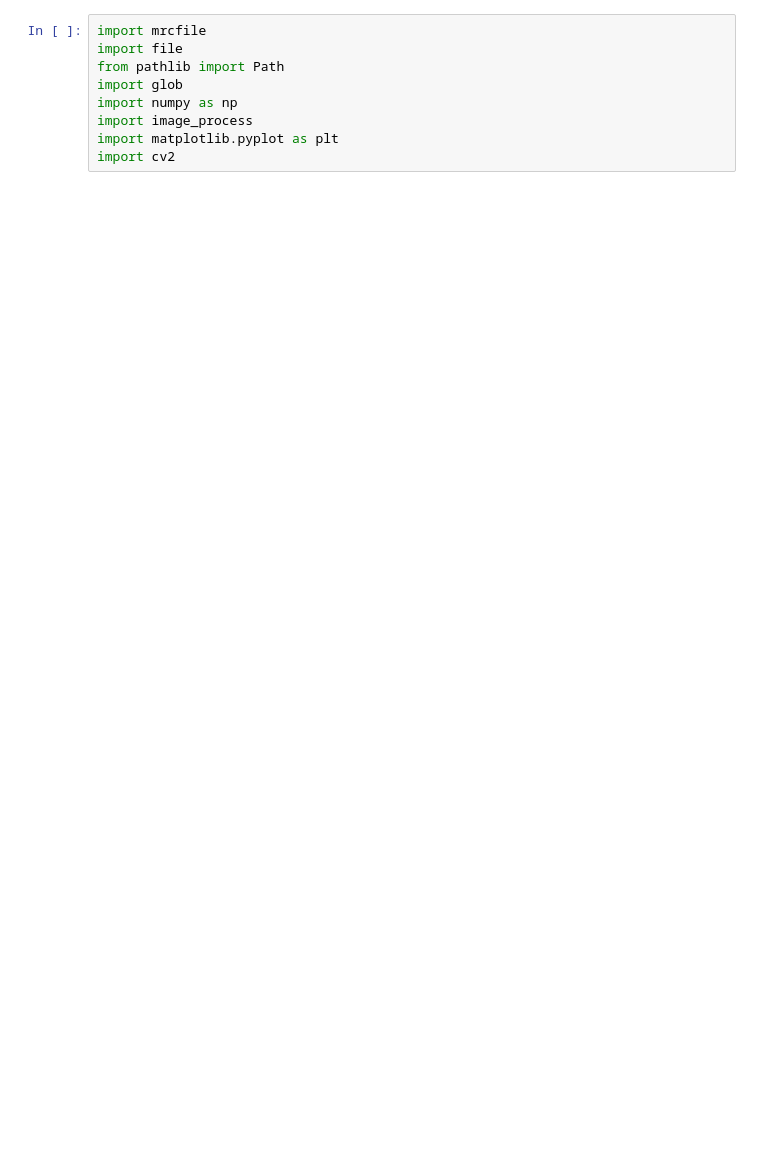
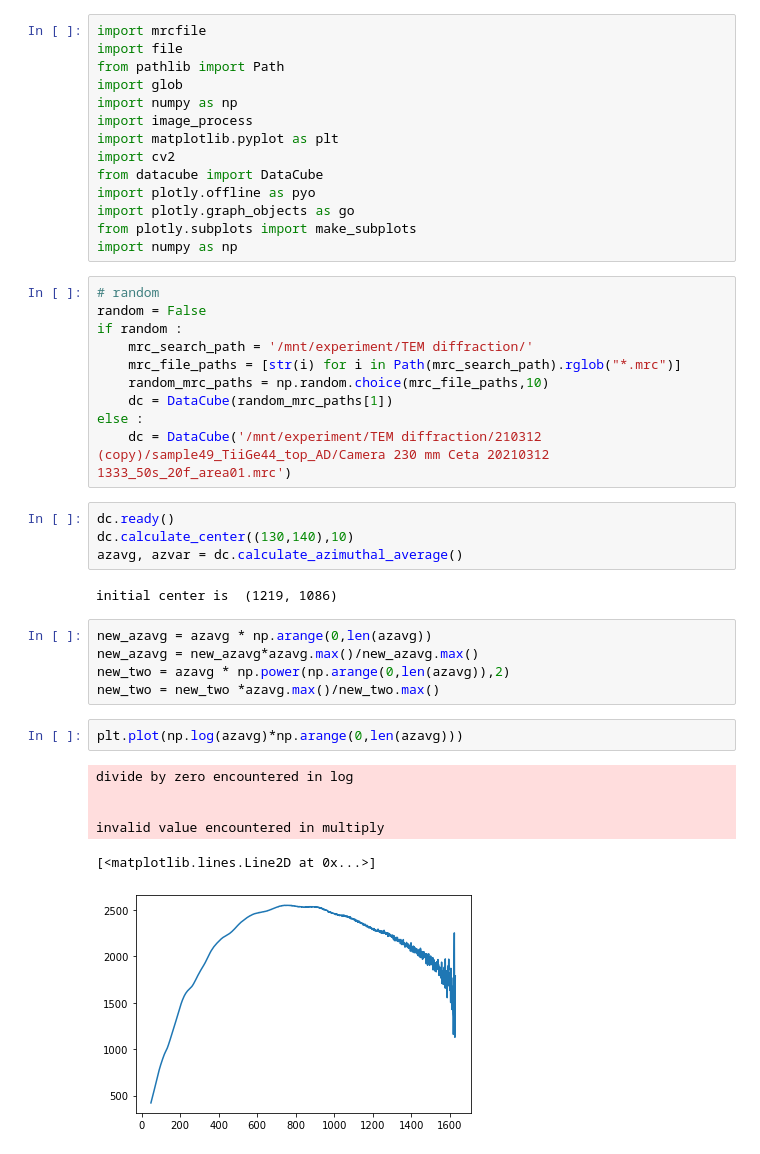
Before and after one commit to GWlab-SKKU/ePDFpy, a Jupyter notebook: azimuthal_average_test.ipynb, the cells around one changed output. Saved outputs shown, nothing was run; the diff lists cells and outputs as text; blank space fills up the shorter version.

```diff
--- a/azimuthal_average_test.ipynb
+++ b/azimuthal_average_test.ipynb
@@ -7,3 +7,38 @@ import numpy as np
 import image_process
 import matplotlib.pyplot as plt
 import cv2
+from datacube import DataCube
+import plotly.offline as pyo
+import plotly.graph_objects as go
+from plotly.subplots import make_subplots
+import numpy as np
+# %%
+# random
+random = False
+if random :
+    mrc_search_path = '/mnt/experiment/TEM diffraction/'
+    mrc_file_paths = [str(i) for i in Path(mrc_search_path).rglob("*.mrc")]
+    random_mrc_paths = np.random.choice(mrc_file_paths,10)
+    dc = DataCube(random_mrc_paths[1])
+else :
+    dc = DataCube('/mnt/experiment/TEM diffraction/210312 (copy)/sample49_TiiGe44_top_AD/Camera 230 mm Ceta 20210312 1333_50s_20f_area01.mrc')
+# %%
+dc.ready()
+dc.calculate_center((130,140),10)
+azavg, azvar = dc.calculate_azimuthal_average()
+# %% [output]
+initial center is  (1219, 1086)
+# %%
+new_azavg = azavg * np.arange(0,len(azavg))
+new_azavg = new_azavg*azavg.max()/new_azavg.max()
+new_two = azavg * np.power(np.arange(0,len(azavg)),2)
+new_two = new_two *azavg.max()/new_two.max()
+# %%
+plt.plot(np.log(azavg)*np.arange(0,len(azavg)))
+# %% [output]
+divide by zero encountered in log
+
+
+invalid value encountered in multiply
+[<matplotlib.lines.Line2D at 0x...>]
+[figure, added]
```
Also changed, not shown: parts of 16 cells of this notebook, 7 other files.
